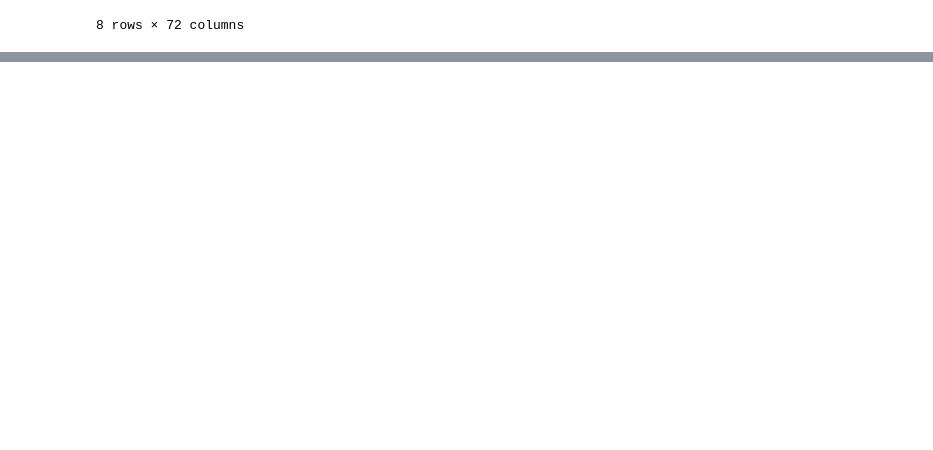
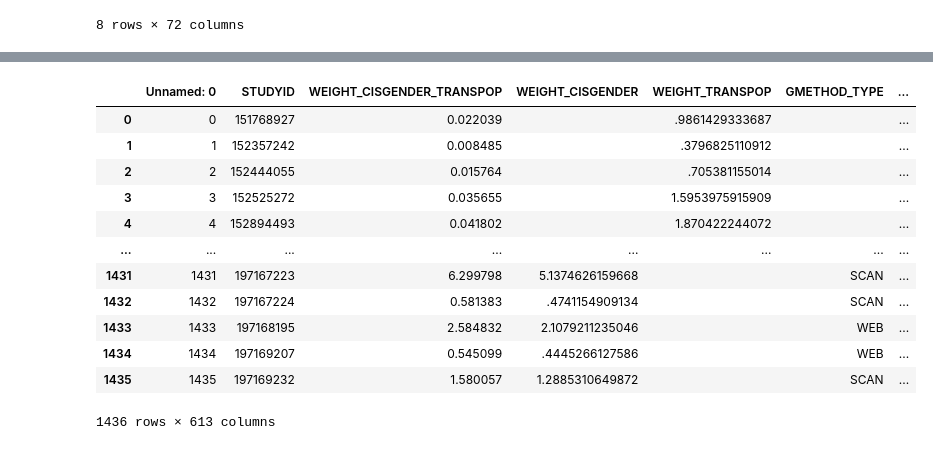
Before and after one commit to c6shi/dds_transgender, a Jupyter notebook: datasets.ipynb, the cells around one changed output, grey strips where cells are left out. Saved outputs shown, nothing was run; the diff lists cells and outputs as text; code cells hidden in the pictures; blank space fills up the shorter version.

```diff
--- a/datasets.ipynb
+++ b/datasets.ipynb
@@ -46,0 +64,17 @@ transpop.describe()
+# %%
+combined = pd.read_csv('data/combined.csv')
+combined
+# %% [output]
+|  | Unnamed: 0 | STUDYID | WEIGHT_CISGENDER_TRANSPOP | WEIGHT_CISGENDER | WEIGHT_TRANSPOP | GMETHOD_TYPE | ... |
+| 0 | 0 | 151768927 | 0.022039 |  | .9861429333687 |  | ... |
+| 1 | 1 | 152357242 | 0.008485 |  | .3796825110912 |  | ... |
+| 2 | 2 | 152444055 | 0.015764 |  | .705381155014 |  | ... |
+| 3 | 3 | 152525272 | 0.035655 |  | 1.5953975915909 |  | ... |
+| 4 | 4 | 152894493 | 0.041802 |  | 1.870422244072 |  | ... |
+| ... | ... | ... | ... | ... | ... | ... | ... |
+| 1431 | 1431 | 197167223 | 6.299798 | 5.1374626159668 |  | SCAN | ... |
+| 1432 | 1432 | 197167224 | 0.581383 | .4741154909134 |  | SCAN | ... |
+| 1433 | 1433 | 197168195 | 2.584832 | 2.1079211235046 |  | WEB | ... |
+| 1434 | 1434 | 197169207 | 0.545099 | .4445266127586 |  | WEB | ... |
+| 1435 | 1435 | 197169232 | 1.580057 | 1.2885310649872 |  | SCAN | ... |
+1436 rows × 613 columns
```
Also changed, not shown: parts of 2 cells of this notebook, 2 other files.
